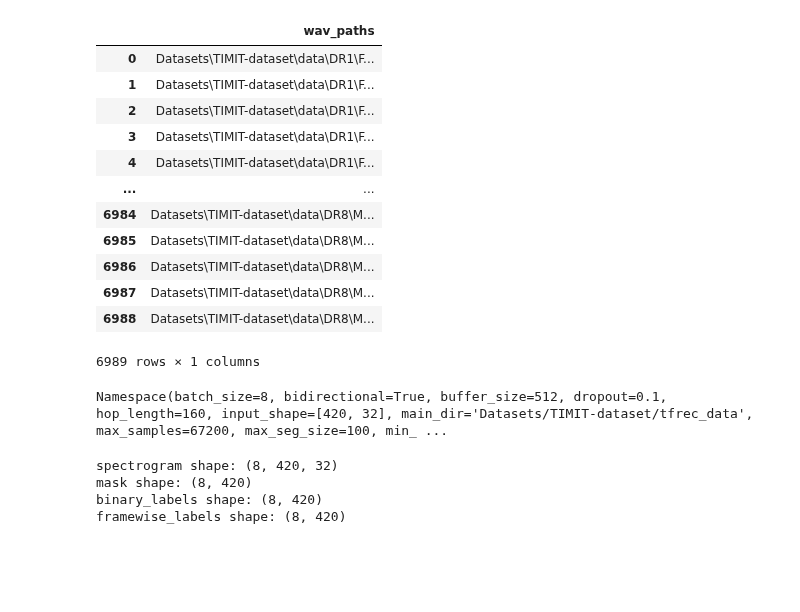
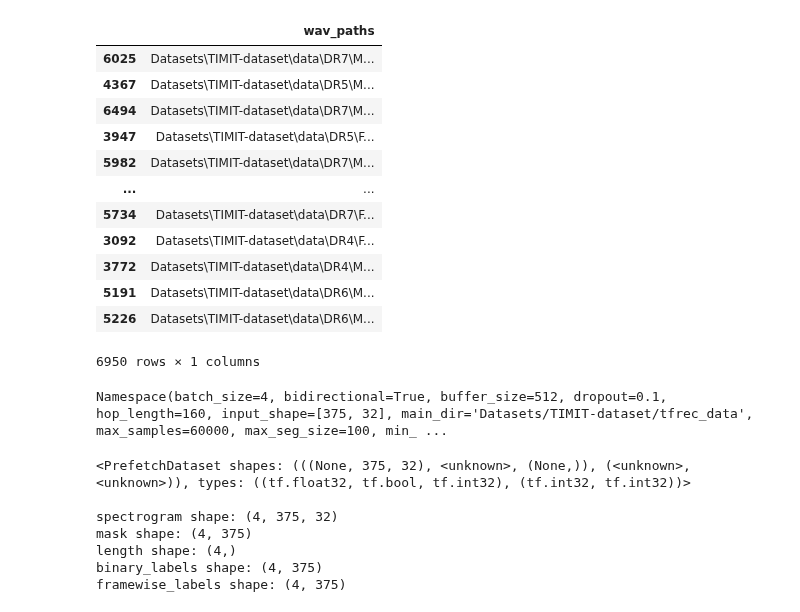
Before and after one commit to syalabi-seet/HoloMora, a Jupyter notebook: segfeat.ipynb, the cells around one changed output. Drawn from its saved outputs; the diff is of its cells as text; code cells hidden in the pictures; blank space fills up the shorter version.

```diff
--- a/segfeat.ipynb
+++ b/segfeat.ipynb
@@ -1,40 +1,41 @@
 # %%
 import os
 import json
 import argparse
 
 import pandas as pd
 import numpy as np
 import tensorflow as tf
 from tensorflow.keras import Model, Sequential
 from tensorflow.keras.layers import *
 from tensorflow.keras.utils import plot_model
 from functools import partial
 from collections import Counter
 from tqdm.notebook import tqdm
 
 from sklearn.model_selection import train_test_split, StratifiedKFold
 
 import tensorflow_io as tfio
 
 os.environ["CUDA_VISIBLE_DEVICES"] = '0'
 
 d = pd.read_csv("Datasets\TIMIT-dataset\data.csv")
+d = d.sample(len(d)-2, random_state=42)
 d
 # %% [output]
 |  | wav_paths |
-| 0 | Datasets\TIMIT-dataset\data\DR1\F... |
-| 1 | Datasets\TIMIT-dataset\data\DR1\F... |
-| 2 | Datasets\TIMIT-dataset\data\DR1\F... |
-| 3 | Datasets\TIMIT-dataset\data\DR1\F... |
-| 4 | Datasets\TIMIT-dataset\data\DR1\F... |
+| 6025 | Datasets\TIMIT-dataset\data\DR7\M... |
+| 4367 | Datasets\TIMIT-dataset\data\DR5\M... |
+| 6494 | Datasets\TIMIT-dataset\data\DR7\M... |
+| 3947 | Datasets\TIMIT-dataset\data\DR5\F... |
+| 5982 | Datasets\TIMIT-dataset\data\DR7\M... |
 | ... | ... |
-| 6984 | Datasets\TIMIT-dataset\data\DR8\M... |
-| 6985 | Datasets\TIMIT-dataset\data\DR8\M... |
-| 6986 | Datasets\TIMIT-dataset\data\DR8\M... |
-| 6987 | Datasets\TIMIT-dataset\data\DR8\M... |
-| 6988 | Datasets\TIMIT-dataset\data\DR8\M... |
+| 5734 | Datasets\TIMIT-dataset\data\DR7\F... |
+| 3092 | Datasets\TIMIT-dataset\data\DR4\F... |
+| 3772 | Datasets\TIMIT-dataset\data\DR4\M... |
+| 5191 | Datasets\TIMIT-dataset\data\DR6\M... |
+| 5226 | Datasets\TIMIT-dataset\data\DR6\M... |
-6989 rows × 1 columns
+6950 rows × 1 columns
 # %%
 def ArgParser():
     parser = argparse.ArgumentParser()
@@ -47,7 +48,7 @@ def ArgParser():
 
     # Segmentor
     parser.add_argument("--n_classes", dest="n_classes", type=int, default=61)
-    parser.add_argument("--batch_size", dest="batch_size", type=int, default=8)
+    parser.add_argument("--batch_size", dest="batch_size", type=int, default=4)
     parser.add_argument("--n_mels", dest="n_mels", type=int, default=32)
     parser.add_argument("--max_seg_size", dest="max_seg_size", type=int, default=100)
     parser.add_argument("--min_seg_size", dest="min_seg_size", type=int, default=0)
@@ -61,20 +62,25 @@ def ArgParser():
     parser.add_argument("--buffer_size", dest="buffer_size", type=int, default=512)
     parser.add_argument("--test_size", dest="test_size", type=float, default=0.2)
     parser.add_argument("--n_splits", dest="n_splits", type=int, default=5)
-    parser.add_argument("--max_samples", dest="max_samples", type=int, default=67200)
+    parser.add_argument("--max_samples", dest="max_samples", type=int, default=60000)
+    parser.add_argument("--n_samples", dest="n_samples", type=int, default=6950)
 
     args = parser.parse_known_args()[0]
     seq_len = int(np.ceil(args.max_samples / args.hop_length))
     input_shape = [args.max_samples // args.hop_length, args.n_mels]
+    train_steps = int((args.n_samples * (1-args.test_size)) // args.batch_size)
+    val_steps = int((args.n_samples * args.test_size) // args.batch_size)
     parser.add_argument("--seq_len", type=int, default=seq_len)
     parser.add_argument("--input_shape", type=list, default=input_shape)
+    parser.add_argument("--train_steps", type=int, default=train_steps)
+    parser.add_argument("--val_steps", type=int, default=val_steps)
 
     return parser.parse_known_args()[0]
 
 args = ArgParser()
 args
 # %% [output]
-Namespace(batch_size=8, bidirectional=True, buffer_size=512, dropout=0.1, hop_length=160, input_shape=[420, 32], main_dir='Datasets/TIMIT-dataset/tfrec_data', max_samples=67200, max_seg_size=100, min_ ...
+Namespace(batch_size=4, bidirectional=True, buffer_size=512, dropout=0.1, hop_length=160, input_shape=[375, 32], main_dir='Datasets/TIMIT-dataset/tfrec_data', max_samples=60000, max_seg_size=100, min_ ...
 # %%
 class TFRWriter():
     def __init__(self, args):
@@ -194,7 +202,7 @@ class TIMITDataset():
         self.args = args
         self.AUTOTUNE = tf.data.experimental.AUTOTUNE
         self.train_files, self.val_files = train_test_split(
-            self.files, test_size=0.2, shuffle=True)
+            self.files, test_size=args.test_size, shuffle=True)
 
     def decode_audio(self, string):
         audio = tf.audio.decode_wav(string, desired_samples=self.args.max_samples)[0]
@@ -205,7 +213,8 @@ class TIMITDataset():
             'audio': tf.io.FixedLenFeature([], tf.string),
             'binary_labels': tf.io.FixedLenFeature([], tf.string),
             'framewise_labels': tf.io.FixedLenFeature([], tf.string),
-            'attention_mask': tf.io.FixedLenFeature([], tf.string)}
+            'attention_mask': tf.io.FixedLenFeature([], tf.string),
+            'true_length': tf.io.FixedLenFeature([], tf.int64)}
 
         example = tf.io.parse_single_example(example, feature_description)
         example['audio'] = self.decode_audio(example['audio'])
@@ -215,6 +224,7 @@ class TIMITDataset():
             example['framewise_labels'], out_type=tf.int32)
         example['attention_mask'] = tf.io.parse_tensor(
             example['attention_mask'], out_type=tf.bool)
+        example['true_length'] = tf.cast(example['true_length'], dtype=tf.int32) - 1
         return example
 
     def load_dataset(self, files):
@@ -240,8 +250,8 @@ class TIMITDataset():
         if training == True:
             mel_spectrogram = tfio.audio.freq_mask(mel_spectrogram, param=7)
             mel_spectrogram = tfio.audio.time_mask(mel_spectrogram, param=10)
-        inputs = {"spectrogram": mel_spectrogram, "mask": sample['attention_mask']}
-        outputs = {"binary_labels": sample['binary_labels'], "framewise_labels": sample['framewise_labels']}
+        inputs = (mel_spectrogram, sample['attention_mask'], sample['true_length'])
+        outputs = (sample['binary_labels'], sample['framewise_labels'])
         return inputs, outputs
 
     def train(self):
@@ -265,16 +275,21 @@ class TIMITDataset():
 train = TIMITDataset(args).train()
 val = TIMITDataset(args).val()
 
+print(train)
 inputs, outputs = next(iter(train))
-print("spectrogram shape:", inputs['spectrogram'].shape)
-print("mask shape:", inputs['mask'].shape)
-print("binary_labels shape:", outputs['binary_labels'].shape)
-print("framewise_labels shape:", outputs['framewise_labels'].shape)
+print("\nspectrogram shape:", inputs[0].shape)
+print("mask shape:", inputs[1].shape)
+print("length shape:", inputs[2].shape)
+print("binary_labels shape:", outputs[0].shape)
+print("framewise_labels shape:", outputs[1].shape)
 # %% [output]
-spectrogram shape: (8, 420, 32)
-mask shape: (8, 420)
-binary_labels shape: (8, 420)
-framewise_labels shape: (8, 420)
+<PrefetchDataset shapes: (((None, 375, 32), <unknown>, (None,)), (<unknown>, <unknown>)), types: ((tf.float32, tf.bool, tf.int32), (tf.int32, tf.int32))>
+
+spectrogram shape: (4, 375, 32)
+mask shape: (4, 375)
+length shape: (4,)
+binary_labels shape: (4, 375)
+framewise_labels shape: (4, 375)
 # %%
 class Segmentor(Model):
     def __init__(self, args):
```
Also changed, not shown: parts of 6 cells of this notebook, 1 other file.
